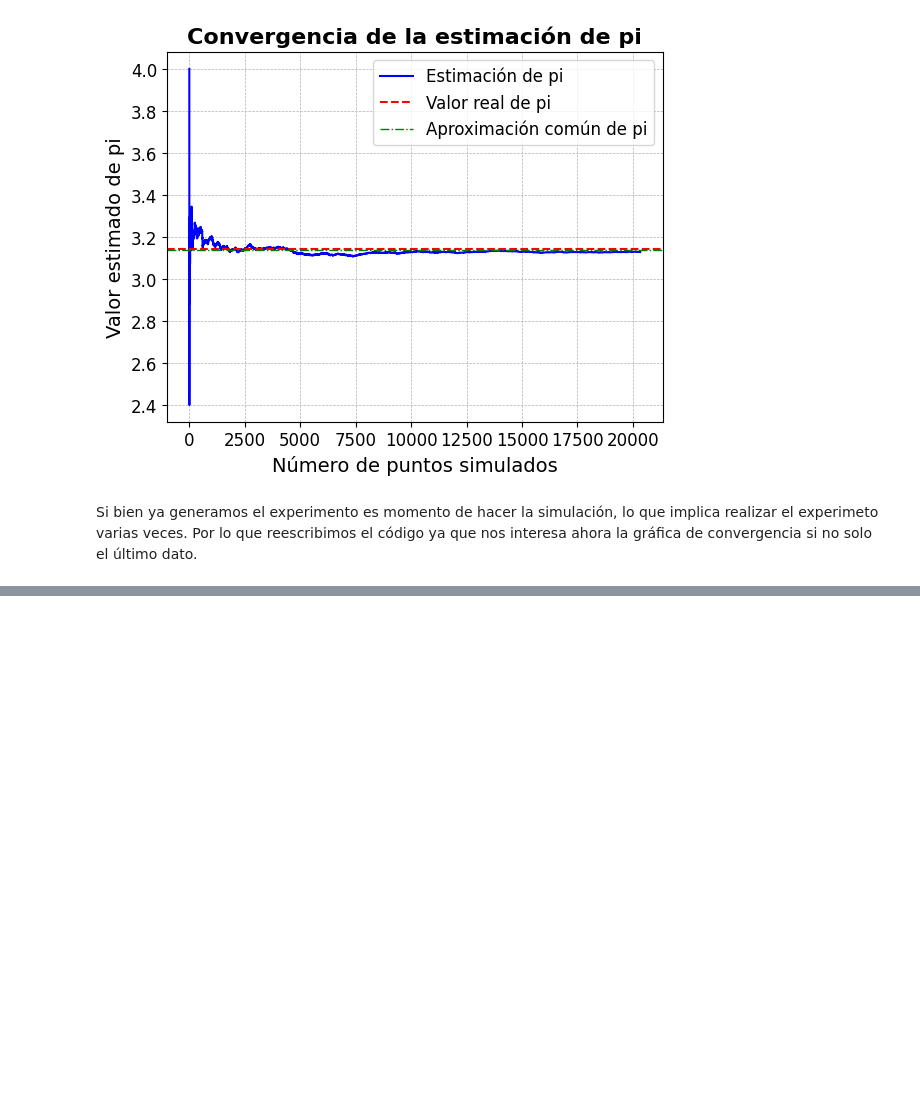
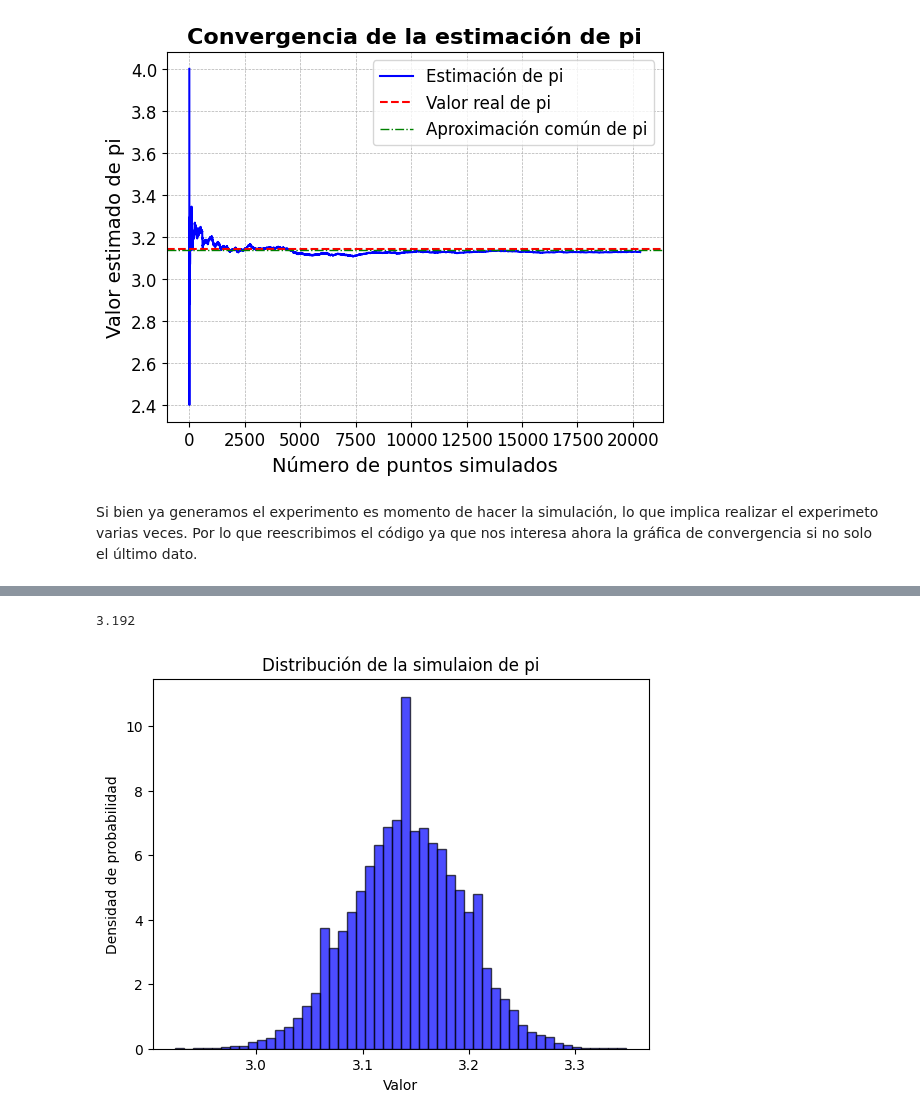
Before and after one commit to Zarate73/Simulaci-n-, a Jupyter notebook: Catalogo_de_distribuciones.ipynb, the cells around one changed output, grey strips where cells are left out. Cells and saved outputs as stored; diff of their text form; code cells hidden in the pictures; blank space fills up the shorter version.

```diff
--- a/Catalogo_de_distribuciones.ipynb
+++ b/Catalogo_de_distribuciones.ipynb
@@ -923,0 +918,24 @@ gamma: p-value = 4.9367951697038e-36
+# %%
+def esc_sim(M):
+  C=[]
+  for i in range(M):
+    h=est_pi(1000)
+    C.append(h)
+
+  return C
+# %%
+p=esc_sim(26000)
+print(p[-1])
+
+plt.hist(p, bins=50, density=True, alpha=0.7, color='blue', edgecolor='black')
+
+# Agregar etiquetas y título
+plt.xlabel('Valor')
+plt.ylabel('Densidad de probabilidad')
+plt.title('Distribución de la simulaion de pi')
+
+# Mostrar la gráfica
+plt.show()
+# %% [output]
+3.192
+[figure, added]
```
Also changed, not shown: parts of 8 cells of this notebook.
